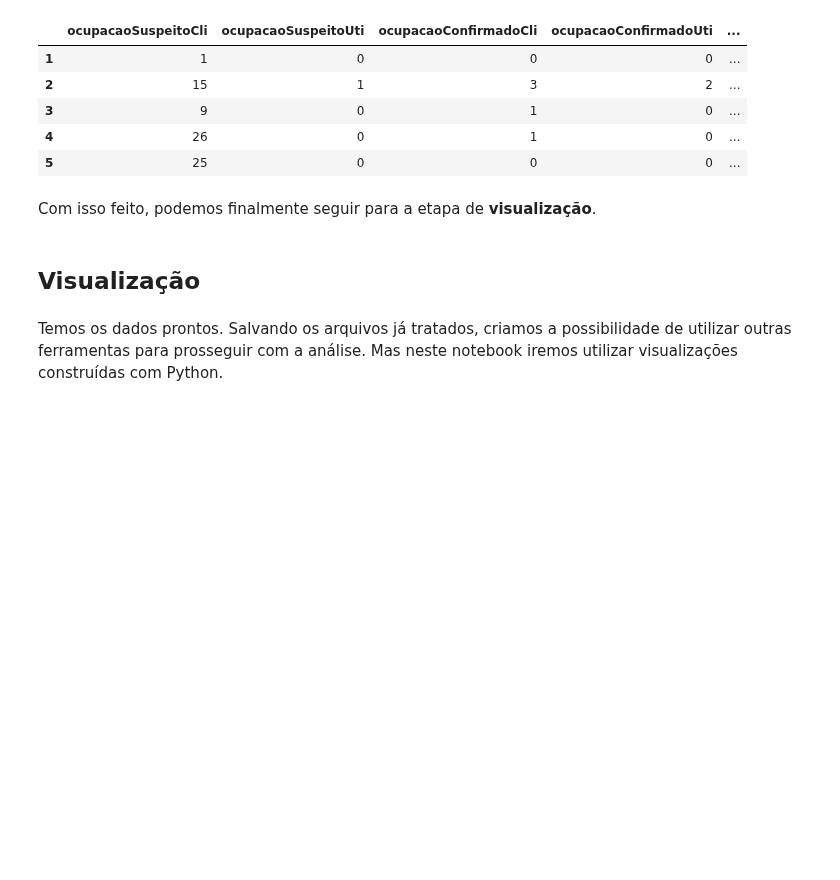
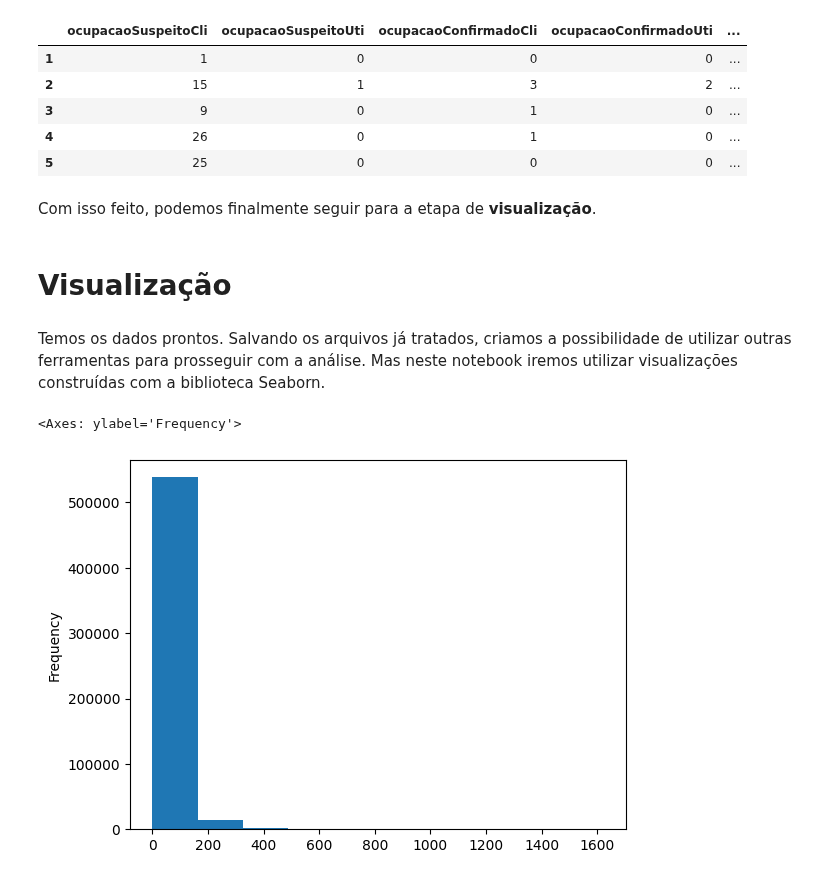
Before and after one commit to lucascorumba/study-projects, a Jupyter notebook: covid-hospital/analysis.ipynb, the cells around one changed output. Cells and saved outputs as stored; diff of their text form; code cells hidden in the pictures; blank space fills up the shorter version.

Commit message:
updated notebook - adjusted labels

```diff
--- a/covid-hospital/analysis.ipynb
+++ b/covid-hospital/analysis.ipynb
@@ -1386,6 +1387,6 @@ df.head()
 # %% [markdown]
 Com isso feito, podemos finalmente seguir para a etapa de **visualização**.
 # %% [markdown]
-## Visualização
+# Visualização<a id="1"></a>
 # %% [markdown]
-Temos os dados prontos. Salvando os arquivos já tratados, criamos a possibilidade de utilizar outras ferramentas para prosseguir com a análise. Mas neste notebook iremos utilizar visualizações construídas com Python.
+Temos os dados prontos. Salvando os arquivos já tratados, criamos a possibilidade de utilizar outras ferramentas para prosseguir com a análise. Mas neste notebook iremos utilizar visualizações construídas com a biblioteca Seaborn.
@@ -1391,0 +1395,5 @@ Temos os dados prontos. Salvando os arquivos já tratados, criamos a possibilida
+# %%
+df['ocupacaoSuspeitoCli'].plot.hist()
+# %% [output]
+<Axes: ylabel='Frequency'>
+[figure, added]
```
Also changed, not shown: parts of 35 cells of this notebook.
